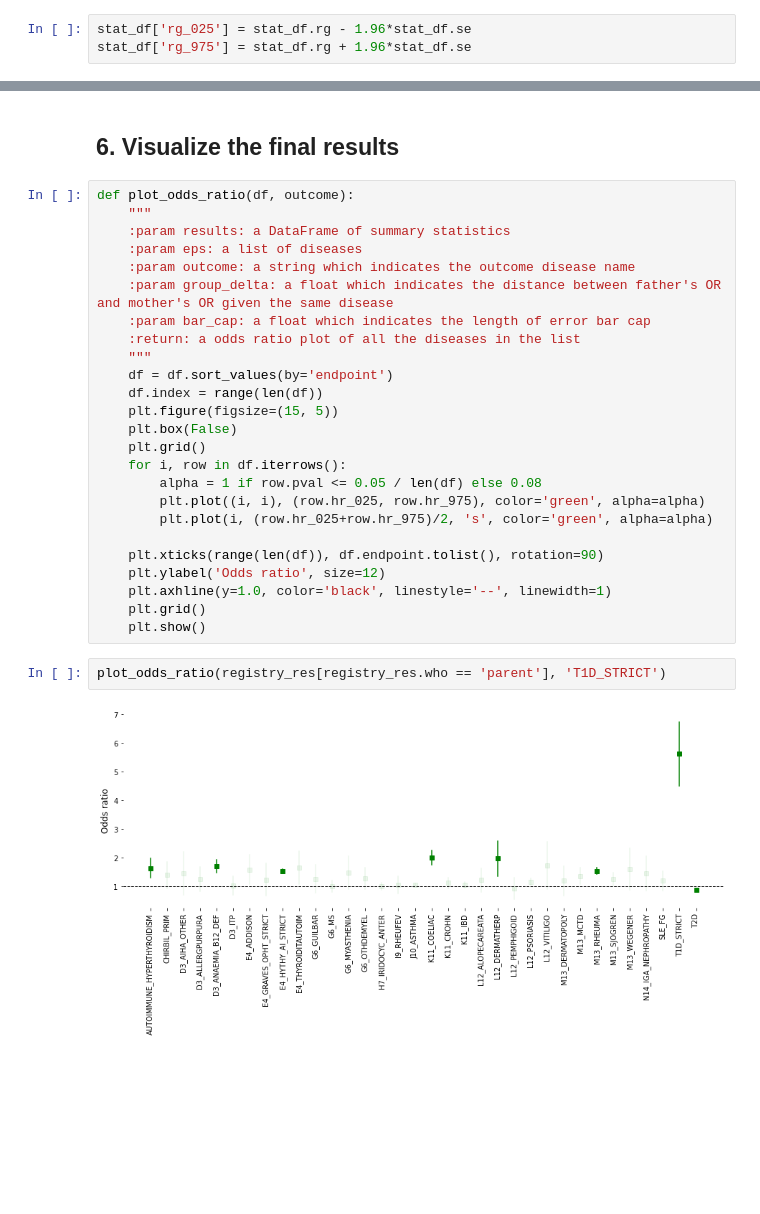
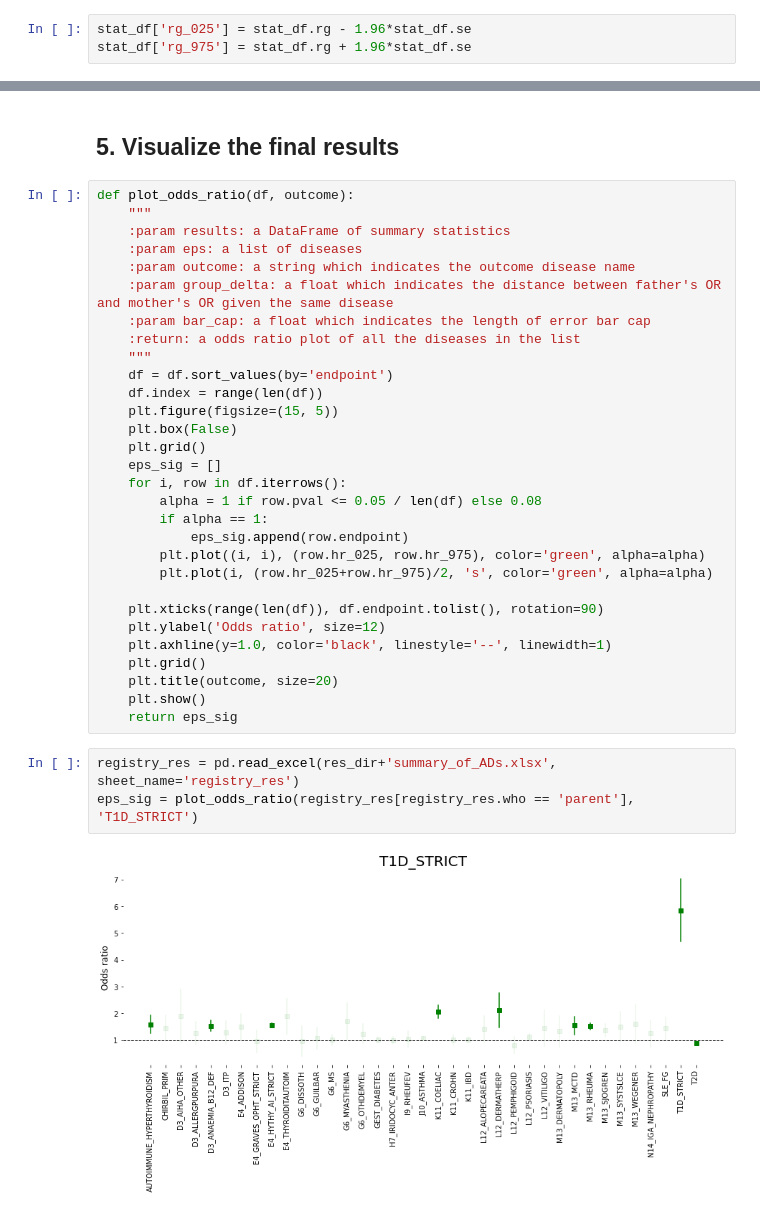
Before and after one commit to dsgelab/familial_tractories, a Jupyter notebook: ldsc.ipynb, the cells around one changed output, grey strips where cells are left out. Saved outputs shown, nothing was run; the diff lists cells and outputs as text; blank space fills up the shorter version.

Commit message:
updates according to the visualization needs

```diff
--- a/ldsc.ipynb
+++ b/ldsc.ipynb
@@ -324,5 +308,5 @@ registry_res[registry_res.endpoint.isin(['G6_DISSOTH','GEST_DIABETES'])]
 # %% [markdown]
-## 6. Visualize the final results
+## 5. Visualize the final results
 # %%
 def plot_odds_ratio(df, outcome):
     """
@@ -338,8 +322,11 @@ def plot_odds_ratio(df, outcome):
     plt.figure(figsize=(15, 5))
     plt.box(False)
     plt.grid()
+    eps_sig = []
     for i, row in df.iterrows():
         alpha = 1 if row.pval <= 0.05 / len(df) else 0.08
+        if alpha == 1:
+            eps_sig.append(row.endpoint)
         plt.plot((i, i), (row.hr_025, row.hr_975), color='green', alpha=alpha)
         plt.plot(i, (row.hr_025+row.hr_975)/2, 's', color='green', alpha=alpha)
 
@@ -347,8 +334,11 @@ def plot_odds_ratio(df, outcome):
     plt.ylabel('Odds ratio', size=12)
     plt.axhline(y=1.0, color='black', linestyle='--', linewidth=1)
     plt.grid()
+    plt.title(outcome, size=20)
     plt.show()
+    return eps_sig
 # %%
-plot_odds_ratio(registry_res[registry_res.who == 'parent'], 'T1D_STRICT')
+registry_res = pd.read_excel(res_dir+'summary_of_ADs.xlsx', sheet_name='registry_res')
+eps_sig = plot_odds_ratio(registry_res[registry_res.who == 'parent'], 'T1D_STRICT')
 # %% [output]
-[figure, old version]
+[figure, new version]
```
Also changed, not shown: parts of 12 cells of this notebook, 2 other files.
